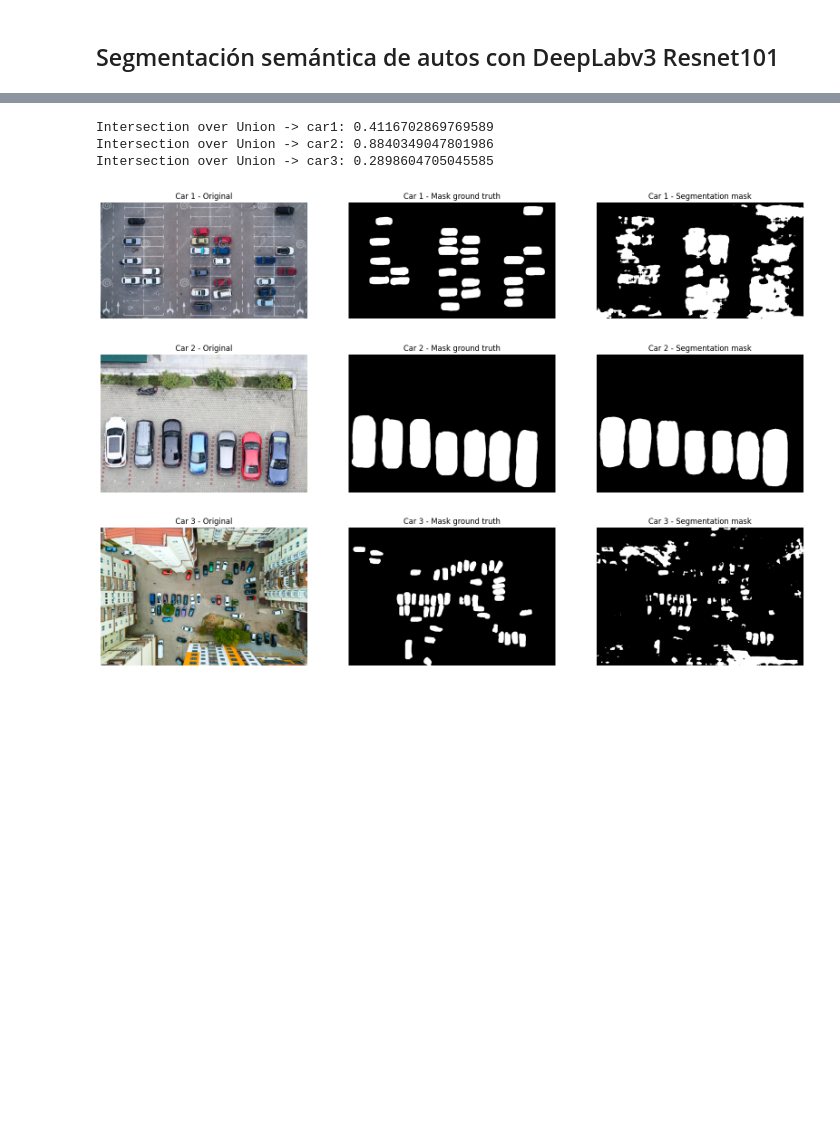
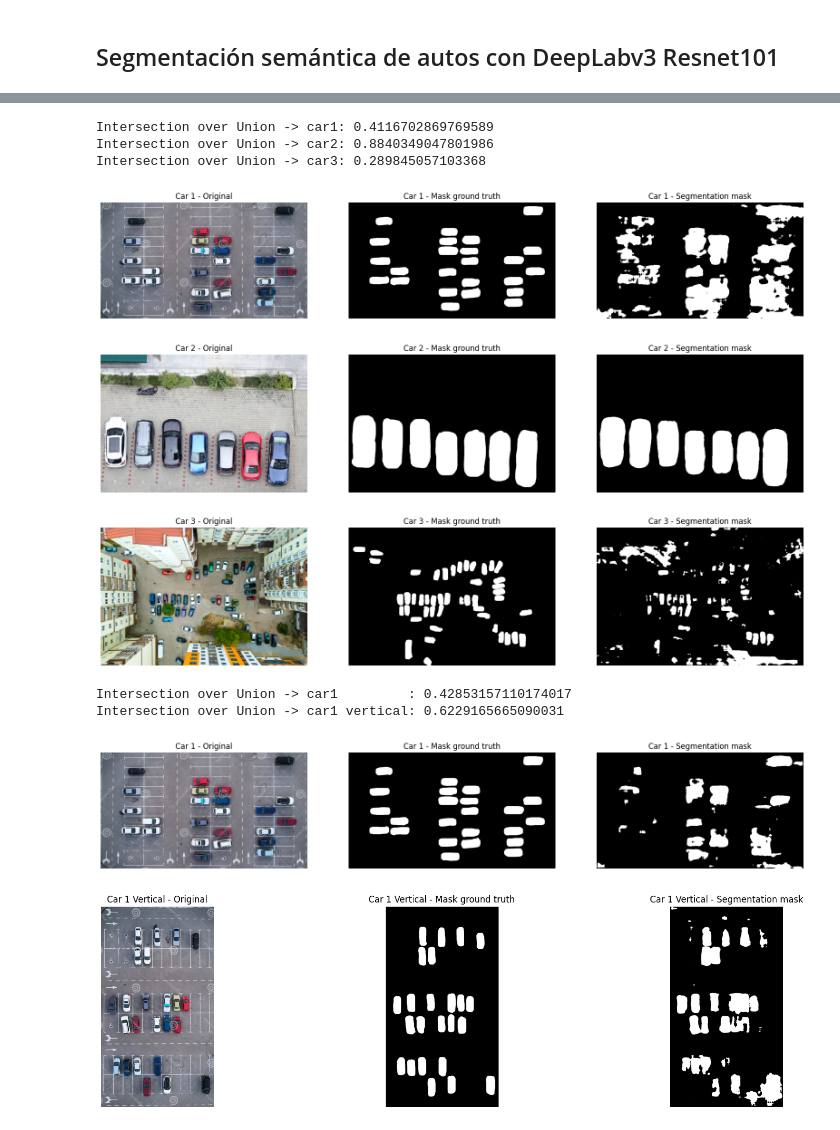
Before and after one commit to itonx/1021H, a Jupyter notebook: segmentation/segmentation.ipynb, the cells around one changed output, grey strips where cells are left out. Drawn from its saved outputs; the diff is of its cells as text; code cells hidden in the pictures; blank space fills up the shorter version.

```diff
--- a/segmentation/segmentation.ipynb
+++ b/segmentation/segmentation.ipynb
@@ -31,9 +58,9 @@ def load_model():
     model.eval()
     return model
 
-def semantic_segmentation(model, img_path):
+def semantic_segmentation(model, img_path, min_prob = 0.90):
     # Load image
-    img_original, img_original_arr = get_img_with_arr(img_path)
+    img_original, _ = get_img_with_arr(img_path)
 
     # Configure the model
     preprocess = transforms.Compose([transforms.ToTensor(), transforms.Normalize(mean = [0.485, 0.456, 0.406], std = [0.229, 0.224, 0.225])])
@@ -47,25 +74,21 @@ def semantic_segmentation(model, img_path):
     with torch.no_grad():
         output = model(input_batch)['out']
 
-    # Convert to probabilities (value between 0 and 1) for cars
+    # Convert to probabilities (value between 0 and 1), cars only
     car_index = 7
     car_prob = output[0][car_index].sigmoid()
 
-    # Select pixels where probability of being a car is > 0.9
-    mask_1d = (car_prob > 0.9).cpu().numpy().astype(np.uint8)
+    # Select pixels where probability of being a car is > min_prob
+    mask_1d = (car_prob > min_prob).cpu().numpy().astype(np.uint8)
 
     # Turn 1d array into a 3d array
     mask_2d = mask_1d.reshape(mask_1d.shape)
     mask_3d = np.zeros((mask_1d.shape[0],mask_1d.shape[1], 3), dtype=np.uint8)
-    mask_3d[mask_2d == 1, 1] = 255  # Set green channel for car pixels
+    mask_3d[mask_2d == 1, 0] = 255
+    mask_3d[mask_2d == 1, 1] = 255
+    mask_3d[mask_2d == 1, 2] = 255
 
-    # Add mask to the original image
-    mask_nonzero = np.any(mask_3d != [0, 0, 0], axis=-1)  # shape: (H, W)
-    img_result = img_original_arr.copy()
-    img_result[mask_nonzero] = mask_3d[mask_nonzero]
-    img_mask = np.zeros_like(img_result)
-    img_mask[mask_nonzero] = [255, 255, 255]
-    return (img_original, img_result, img_mask)
+    return (img_original, mask_3d)
 
 def show_images(img_original, img_gt, img_pred):
     # Display images side by side
@@ -87,28 +110,48 @@ def calculate_iou(pred, gt):
 model = load_model()
 # %%
 # Get segmentation mask images
-car1, _, pred_mask_car_arr1 = semantic_segmentation(model, './cars_startup/car1.png')
-car2, _, pred_mask_car_arr2 = semantic_segmentation(model, './cars_startup/car2.png')
-car3, _, pred_mask_car_arr3 = semantic_segmentation(model, './cars_startup/car3.jpg')
+car1, pred_mask_car_arr1 = semantic_segmentation(model, './cars_startup/car1.png')
+car2, pred_mask_car_arr2 = semantic_segmentation(model, './cars_startup/car2.png')
+car3, pred_mask_car_arr3 = semantic_segmentation(model, './cars_startup/car3.png')
 
 # Load ground truth images
 _, gt_mask_car_arr1 = get_img_with_arr('./cars_ground_truth/car1_ground_truth.png')
 _, gt_mask_car_arr2 = get_img_with_arr('./cars_ground_truth/car2_ground_truth.png')
 _, gt_mask_car_arr3 = get_img_with_arr('./cars_ground_truth/car3_ground_truth.png')
 
-# Ground Truth - Calculate Intersection over Union metrics
+# Ground Truth - Calculate Intersection over Union
 print('Intersection over Union -> car1: ' + str(calculate_iou(pred_mask_car_arr1, gt_mask_car_arr1)))
 print('Intersection over Union -> car2: ' + str(calculate_iou(pred_mask_car_arr2, gt_mask_car_arr2)))
 print('Intersection over Union -> car3: ' + str(calculate_iou(pred_mask_car_arr3, gt_mask_car_arr3)))
 
-# Display all images with their masks
+# Display original images and masks
 show_images({ 'title': 'Car 1 - Original', 'img_data': car1 }, { 'title': 'Car 1 - Mask ground truth', 'img_data': gt_mask_car_arr1 }, { 'title': 'Car 1 - Segmentation mask', 'img_data': pred_mask_car_arr1})
 show_images({ 'title': 'Car 2 - Original', 'img_data': car2 }, { 'title': 'Car 2 - Mask ground truth', 'img_data': gt_mask_car_arr2 }, { 'title': 'Car 2 - Segmentation mask', 'img_data': pred_mask_car_arr2})
 show_images({ 'title': 'Car 3 - Original', 'img_data': car3 }, { 'title': 'Car 3 - Mask ground truth', 'img_data': gt_mask_car_arr3 }, { 'title': 'Car 3 - Segmentation mask', 'img_data': pred_mask_car_arr3})
 # %% [output]
 Intersection over Union -> car1: 0.4116702869769589
 Intersection over Union -> car2: 0.8840349047801986
-Intersection over Union -> car3: 0.2898604705045585
+Intersection over Union -> car3: 0.289845057103368
 [figure]
 [figure]
 [figure]
+# %%
+# Get segmentation mask image
+car1, pred_mask_car_arr1 = semantic_segmentation(model, './cars_startup/car1.png', min_prob=0.95)
+car1_vertical, pred_mask_car_vertical_arr1 = semantic_segmentation(model, './cars_startup/car1_vertical.png', min_prob=0.95)
+
+# Load ground truth image
+_, gt_mask_car_vertical_arr1 = get_img_with_arr('./cars_ground_truth/car1_vertical_ground_truth.png')
+
+# Ground Truth - Calculate Intersection over Union
+print('Intersection over Union -> car1         : ' + str(calculate_iou(pred_mask_car_arr1, gt_mask_car_arr1)))
+print('Intersection over Union -> car1 vertical: ' + str(calculate_iou(pred_mask_car_vertical_arr1, gt_mask_car_vertical_arr1)))
+
+# Display original image and masks
+show_images({ 'title': 'Car 1 - Original', 'img_data': car1 }, { 'title': 'Car 1 - Mask ground truth', 'img_data': gt_mask_car_arr1 }, { 'title': 'Car 1 - Segmentation mask', 'img_data': pred_mask_car_arr1})
+show_images({ 'title': 'Car 1 Vertical - Original', 'img_data': car1_vertical }, { 'title': 'Car 1 Vertical - Mask ground truth', 'img_data': gt_mask_car_vertical_arr1 }, { 'title': 'Car 1 Vertical - Segmentation mask', 'img_data': pred_mask_car_vertical_arr1})
+# %% [output]
+Intersection over Union -> car1         : 0.42853157110174017
+Intersection over Union -> car1 vertical: 0.6229165665090031
+[figure, added]
+[figure, added]
```
Also changed, not shown: parts of 13 cells of this notebook, 16 other files.
